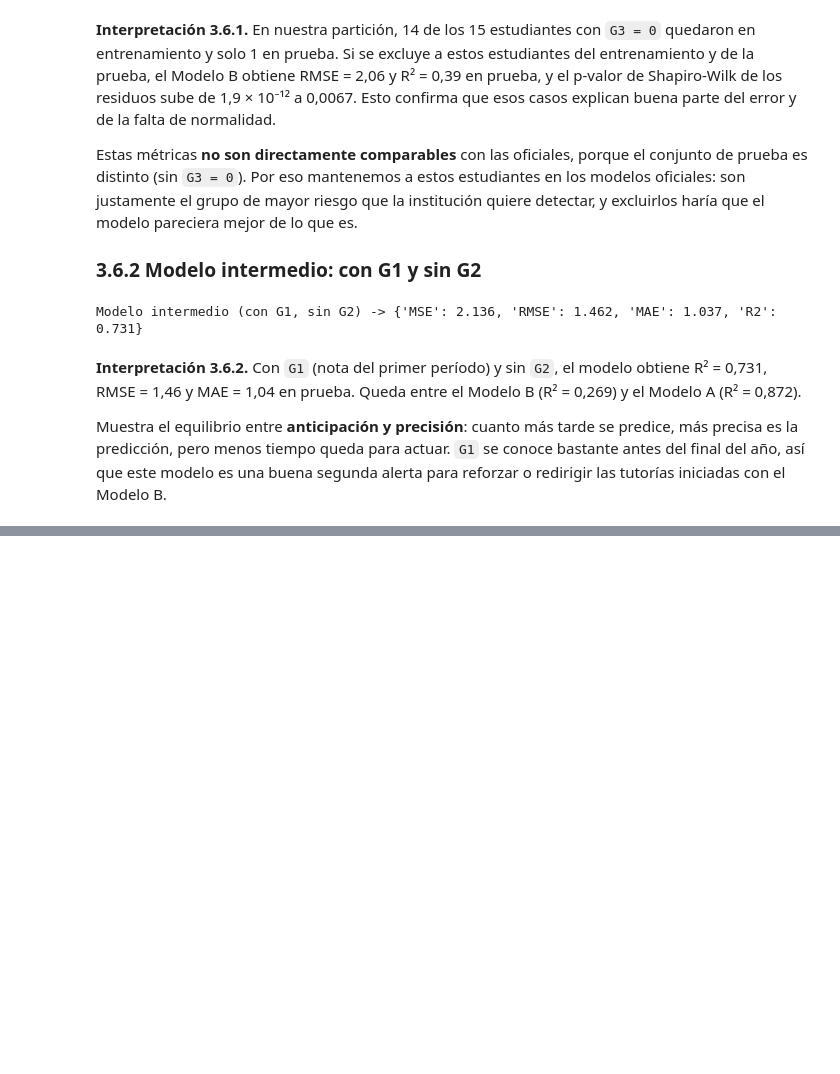
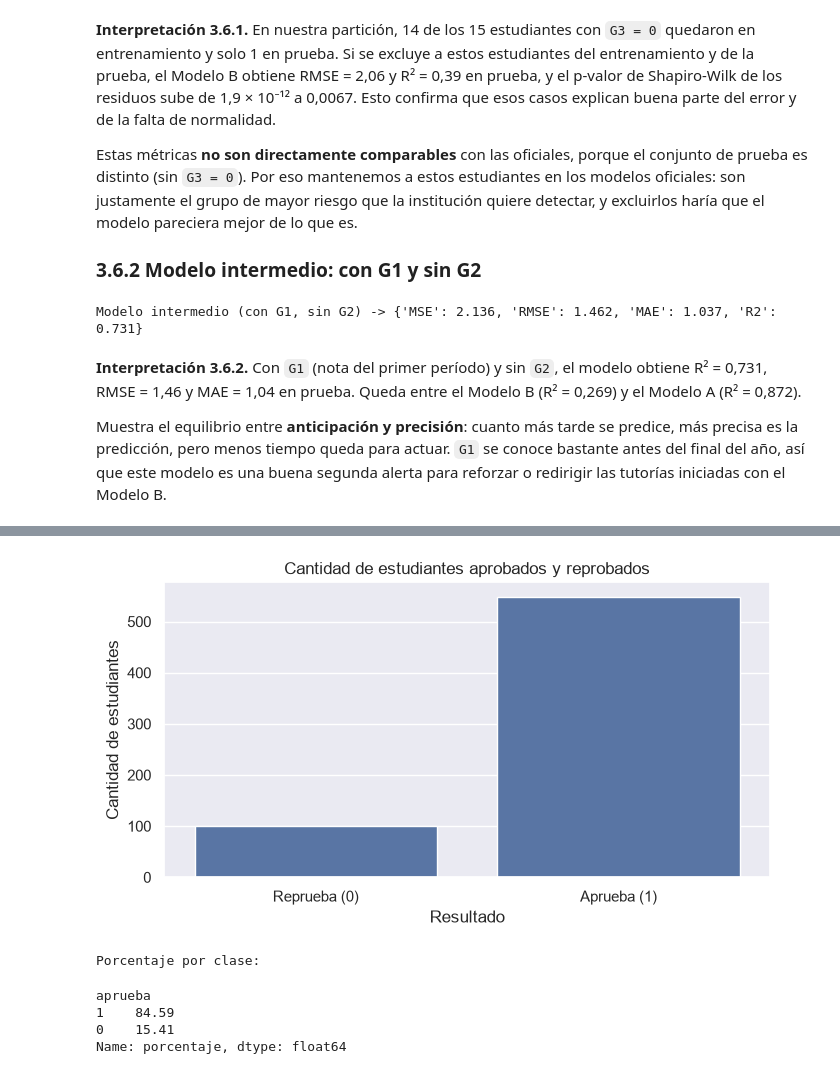
Before and after one commit to ugsaulzc/riesgo-academico-regresion-clasificacion, a Jupyter notebook: ProyectoP1_ELMA-4-1_GrupoB.ipynb, the cells around one changed output, grey strips where cells are left out. Cells and saved outputs as stored; diff of their text form; code cells hidden in the pictures; blank space fills up the shorter version.

Commit message:
Actualización del notebook: Parte 4 de regresión logística y correcciones

```diff
--- a/ProyectoP1_ELMA-4-1_GrupoB.ipynb
+++ b/ProyectoP1_ELMA-4-1_GrupoB.ipynb
@@ -1146,0 +1161,22 @@ Muestra el equilibrio entre **anticipación y precisión**: cuanto más tarde se
+# %%
+# Comprobar que la variable objetivo corresponde a la regla solicitada
+df_prep["aprueba"] = (df_prep["G3"] >= 10).astype(int)
+
+# X_sin_notas fue definido en la Parte 2 sin G1, G2 ni G3
+X_log = X_sin_notas.copy()
+y_log = df_prep["aprueba"].copy()
+
+# Reutilizar exactamente los índices de entrenamiento y prueba de la Parte 2
+X_train_log = X_log.loc[idx_train]
+X_test_log = X_log.loc[idx_test]
+y_train_log = y_log.loc[idx_train]
+y_test_log = y_log.loc[idx_test]
+
+print("Variables predictoras:", X_log.shape[1])
+print("¿Se excluyeron G1, G2 y G3?:",
+      not any(c in X_log.columns for c in ["G1", "G2", "G3"]))
+print("Entrenamiento:", X_train_log.shape, y_train_log.shape)
+print("Prueba:", X_test_log.shape, y_test_log.shape)
+
+print("\nDistribución de clases (0 = reprueba, 1 = aprueba):")
+display(y_log.value_counts().rename_axis("aprueba").to_frame("cantidad"))
@@ -1146,0 +1204,19 @@ Muestra el equilibrio entre **anticipación y precisión**: cuanto más tarde se
+# %%
+plt.figure(figsize=(7, 4))
+ax = sns.countplot(data=df_prep, x="aprueba")
+ax.set_xticks([0, 1], ["Reprueba (0)", "Aprueba (1)"])
+plt.title("Cantidad de estudiantes aprobados y reprobados")
+plt.xlabel("Resultado")
+plt.ylabel("Cantidad de estudiantes")
+plt.tight_layout()
+plt.show()
+
+print("Porcentaje por clase:")
+display((y_log.value_counts(normalize=True) * 100).round(2).rename("porcentaje"))
+# %% [output]
+[figure, added]
+Porcentaje por clase:
+aprueba
+1    84.59
+0    15.41
+Name: porcentaje, dtype: float64
```
Also changed, not shown: parts of 24 cells of this notebook.
